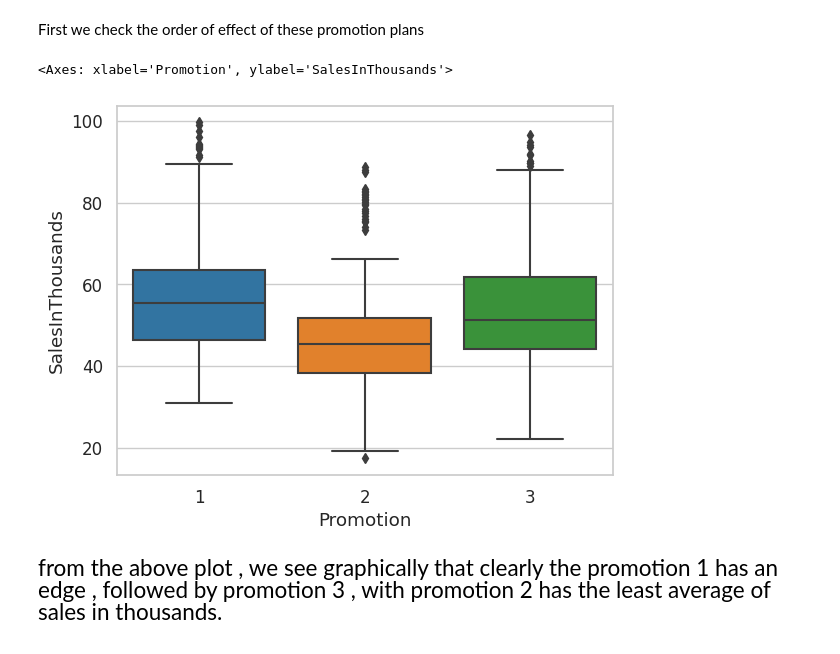
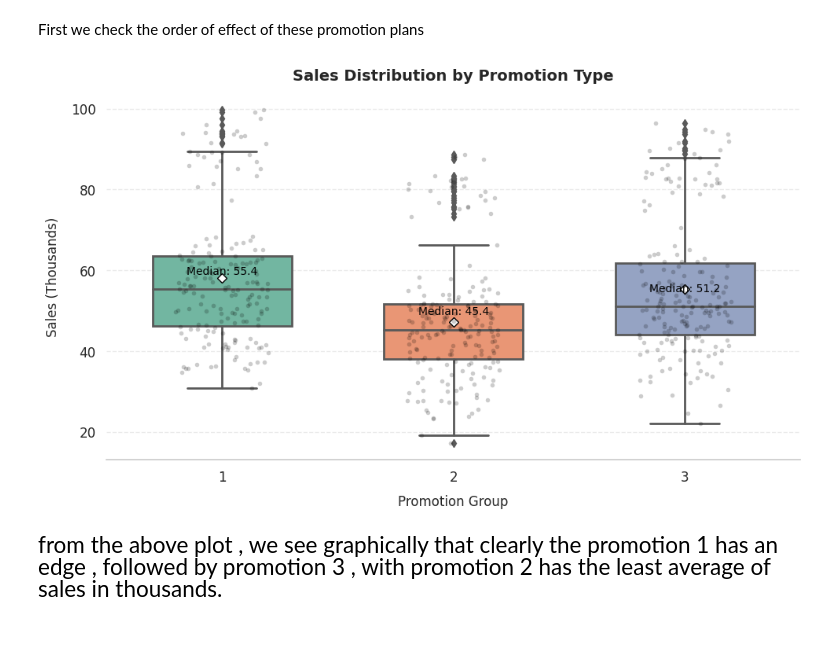
Before and after one commit to ahmedhas32/ahmedhas32, a Jupyter notebook: a-b-testing-deep-dive-fast-food-promotion-plans.ipynb, the cells around one changed output. Drawn from its saved outputs; the diff is of its cells as text; code cells hidden in the pictures.

```diff
--- a/a-b-testing-deep-dive-fast-food-promotion-plans.ipynb
+++ b/a-b-testing-deep-dive-fast-food-promotion-plans.ipynb
@@ -492,11 +531,53 @@ Thus we reject H0 , at least we have one of the groups has a different mean sale
 but the test statistic result gives us just a hint that there is difference between the 3 groups , what is the direction of this difference ( which promotion plan sell more) , which promotion made sales increase , in which subgroup each promotion masters , all of this we need to explore later.
 # %% [markdown]
 First we check the order of effect of these promotion plans
-# %%
-sns.boxplot(data=df , y = "SalesInThousands", x  = "Promotion" )
-# %% [output]
-<Axes: xlabel='Promotion', ylabel='SalesInThousands'>
-[figure, removed]
+# %%
+plt.figure(figsize=(10, 6))
+
+# Create the boxplot with customizations
+sns.boxplot(
+    data=df,
+    y="SalesInThousands",
+    x="Promotion",
+    palette="Set2",  # Colorblind-friendly palette
+    width=0.6,       # Adjust box width
+    linewidth=2,     # Thicker box lines
+    fliersize=5,     # Outlier marker size
+    showmeans=True,  # Show mean markers
+    meanprops={"marker":"D", "markerfacecolor":"white", "markeredgecolor":"black"}
+)
+
+# Add stripplot for actual data points (optional)
+sns.stripplot(
+    data=df,
+    y="SalesInThousands",
+    x="Promotion",
+    color="black",
+    alpha=0.2,
+    jitter=0.2,
+    size=4
+)
+
+# Customize title and labels
+plt.title('Sales Distribution by Promotion Type', fontsize=14, pad=12, fontweight='bold')
+plt.xlabel('Promotion Group', fontsize=12, labelpad=10)
+plt.ylabel('Sales (Thousands)', fontsize=12, labelpad=10)
+
+# Customize grid and spines
+plt.grid(axis='y', linestyle='--', alpha=0.4)
+sns.despine(left=True)
+
+# Add annotations for key statistics
+medians = df.groupby('Promotion')['SalesInThousands'].median()
+for i, median in enumerate(medians):
+    plt.text(i, median+3, f'Median: {median:.1f}',
+             ha='center', va='bottom', fontsize=10, color='black')
+
+# Adjust layout
+plt.tight_layout()
+plt.show()
+# %% [output]
+[figure, added]
 # %% [markdown]
 
 <span style="font-size:150%">
```
Also changed, not shown: parts of 13 cells of this notebook.
